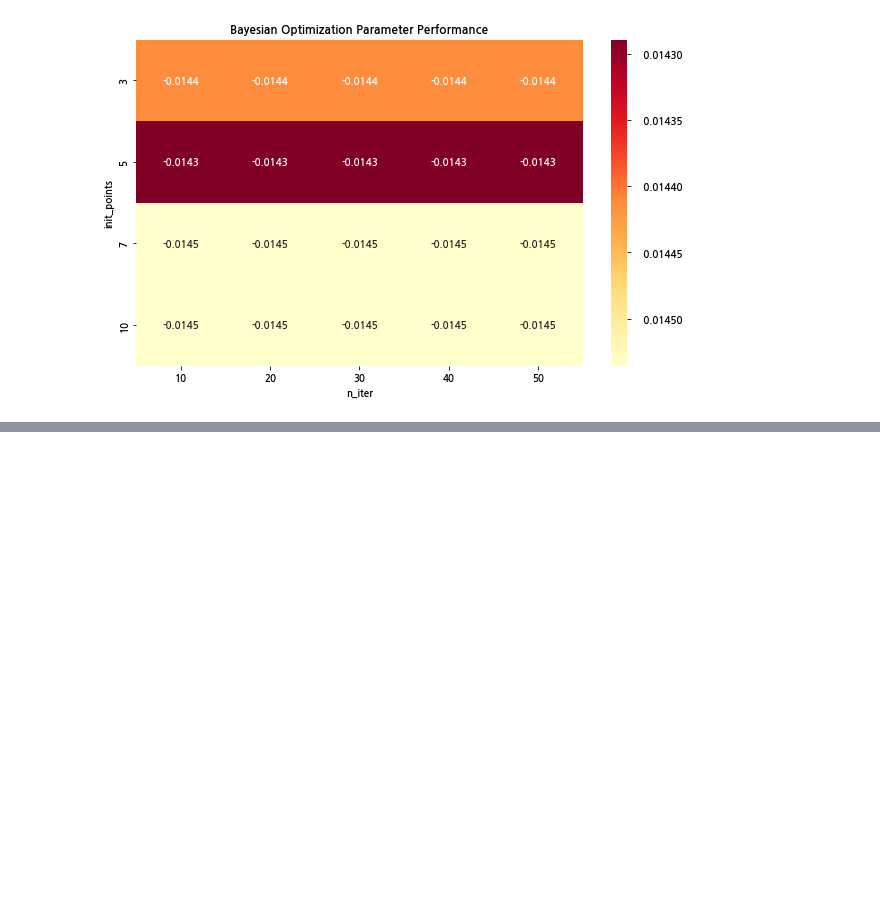
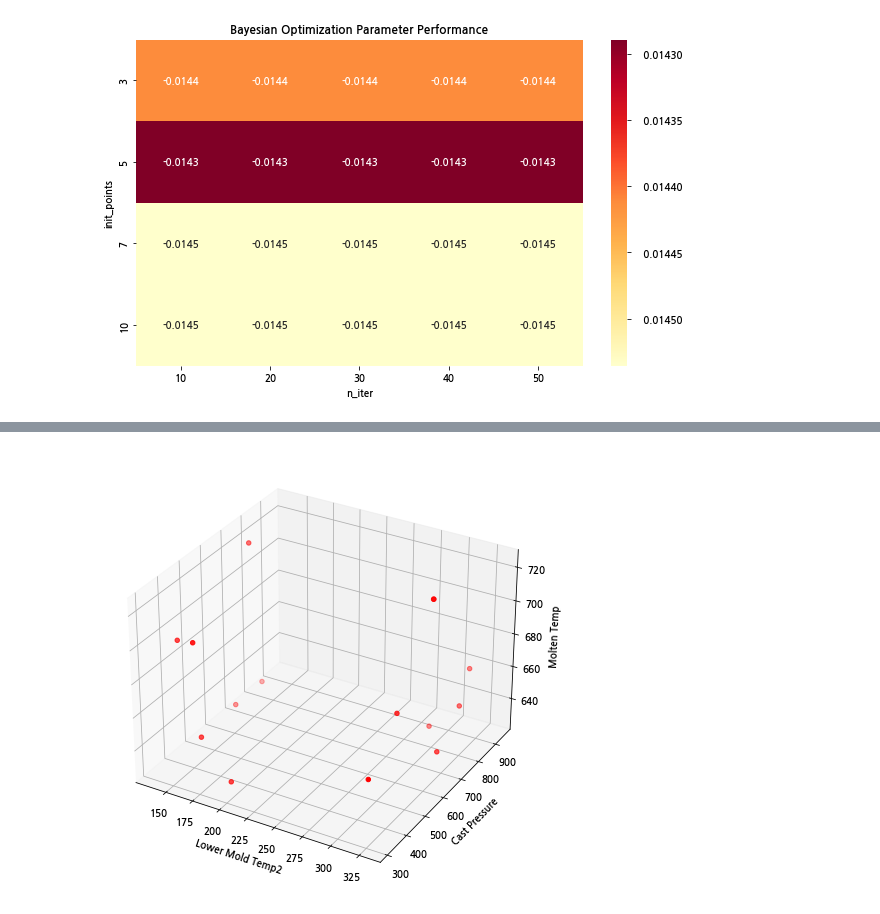
Before and after one commit to muk-jjang/2024_KAMP_casting_optimization_competition, a Jupyter notebook: casting_optimization/main.ipynb, the cells around one changed output, grey strips where cells are left out. Cells and saved outputs as stored; diff of their text form; code cells hidden in the pictures; blank space fills up the shorter version.

```diff
--- a/casting_optimization/main.ipynb
+++ b/casting_optimization/main.ipynb
@@ -597,0 +790,16 @@ Score: -0.0143 (±0.0002)
+# %%
+bounds = {
+    'lower_mold_temp2': (135, 333),
+    'cast_pressure': (300, 1000),
+    'molten_temp': (626, 735)
+}
+
+obj_weights = {
+    'prediction': 1.0,
+    'lower_mold_temp2': -0.3,
+    'cast_pressure': -0.3,
+    'molten_temp': -0.3
+}
+
+optimizer = MultiObjectiveOptimizer(model, columns, bounds, obj_weights)
+x_pareto, y_pareto = optimizer.optimize(test, n_initial=10, n_iterations=50)
@@ -597,0 +824,21 @@ Score: -0.0143 (±0.0002)
+# %%
+# 시각화
+from mpl_toolkits.mplot3d import Axes3D
+
+fig = plt.figure(figsize=(12, 8))
+ax = fig.add_subplot(111, projection='3d')
+
+ax.scatter(
+    y_pareto['lower_mold_temp2'],
+    y_pareto['cast_pressure'],
+    y_pareto['molten_temp'],
+    c='r', marker='o'
+)
+
+ax.set_xlabel('Lower Mold Temp2')
+ax.set_ylabel('Cast Pressure')
+ax.set_zlabel('Molten Temp')
+
+plt.show()
+# %% [output]
+[figure, added]
```
Also changed, not shown: parts of 8 cells of this notebook.
